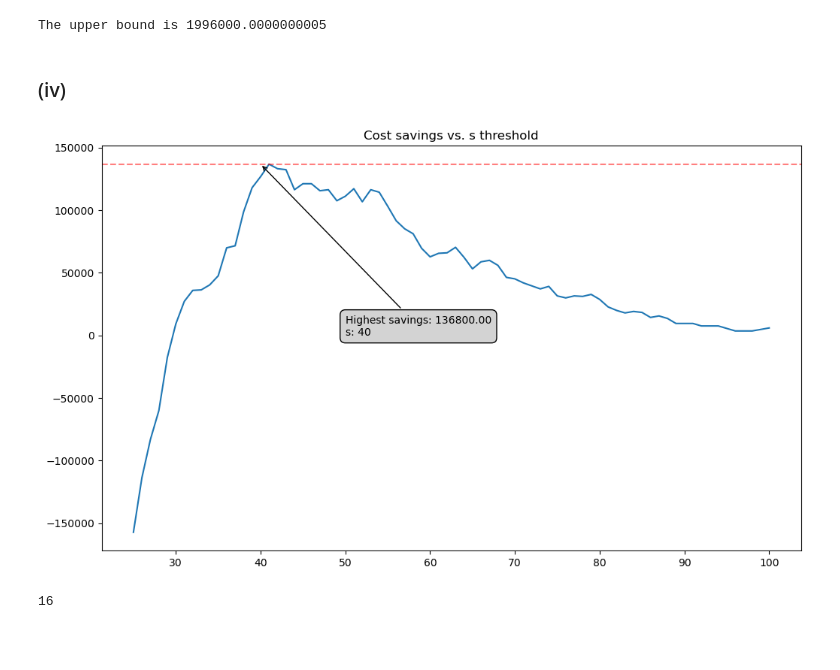
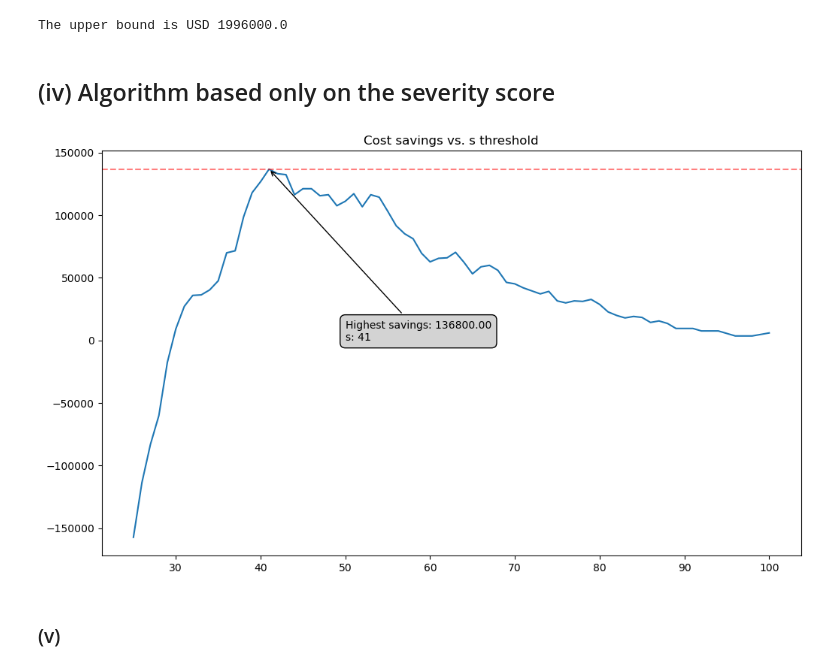
Before and after one commit to Bernardo-giff/ensemble_models_2, a Jupyter notebook: Assignment 2.ipynb, the cells around one changed output. Cells and saved outputs as stored; diff of their text form; code cells hidden in the pictures; blank space fills up the shorter version.

```diff
--- a/Assignment 2.ipynb
+++ b/Assignment 2.ipynb
@@ -38,5 +50,9 @@ Assuming 100% accuracy in the predictions, the upper bound of the savings would
 # %%
+# Calculating upper bound
+
 upper_bound = readmit_patients*.4*benefit_program - readmit_patients*cost_program
-print("The upper bound is {}".format(upper_bound))
+print("The upper bound is USD {}".format(round(upper_bound,2)))
 # %% [output]
-The upper bound is 1996000.0000000005
+The upper bound is USD 1996000.0
+# %% [markdown]
+## (iv) Algorithm based only  on the severity score
@@ -43,2 +72,24 @@ The upper bound is 1996000.0000000005
+# %%
+fig = plt.figure(figsize=(12,7))
+
+best_s = cost_savings.index(max(cost_savings))+25
+max_savings = cost_savings[cost_savings.index(max(cost_savings))]
+
+plt.plot(range(25,101), cost_savings)
+plt.title("Cost savings vs. s threshold")
+
+plt.axhline(y=max_savings, color='r', alpha =0.5, linestyle='--', label='Highest Accuracy Score')
+
+# Annotate the point with an arrow and a text box
+plt.annotate(f'Highest savings: {max_savings:.2f}\ns: {best_s}',
+             xy=(best_s, max_savings),
+             xytext=(50, 0),  # Adjust the position of the text box
+             arrowprops=dict(arrowstyle='->'),
+             bbox=dict(boxstyle='round,pad=0.5', facecolor='lightgrey', edgecolor='black'))
+
+
+plt.show()
+# %% [output]
+[figure, added]
 # %% [markdown]
-### (iv)
+### (v)
@@ -58,28 +95,0 @@ for s in range(25,101):
-# %%
-import matplotlib.pyplot as plt
-
-fig = plt.figure(figsize=(12,7))
-
-best_s = cost_savings.index(max(cost_savings))+24
-max_savings = cost_savings[cost_savings.index(max(cost_savings))]
-
-plt.plot(range(25,101), cost_savings)
-plt.title("Cost savings vs. s threshold")
-
-plt.axhline(y=max_savings, color='r', alpha =0.5, linestyle='--', label='Highest Accuracy Score')
-
-# Annotate the point with an arrow and a text box
-plt.annotate(f'Highest savings: {max_savings:.2f}\ns: {best_s}',
-             xy=(best_s, max_savings),
-             xytext=(50, 0),  # Adjust the position of the text box
-             arrowprops=dict(arrowstyle='->'),
-             bbox=dict(boxstyle='round,pad=0.5', facecolor='lightgrey', edgecolor='black'))
-
-
-plt.show()
-# %% [output]
-[figure, removed]
-# %%
-best_s
-# %% [output]
-16
```
Also changed, not shown: parts of 18 cells of this notebook.
